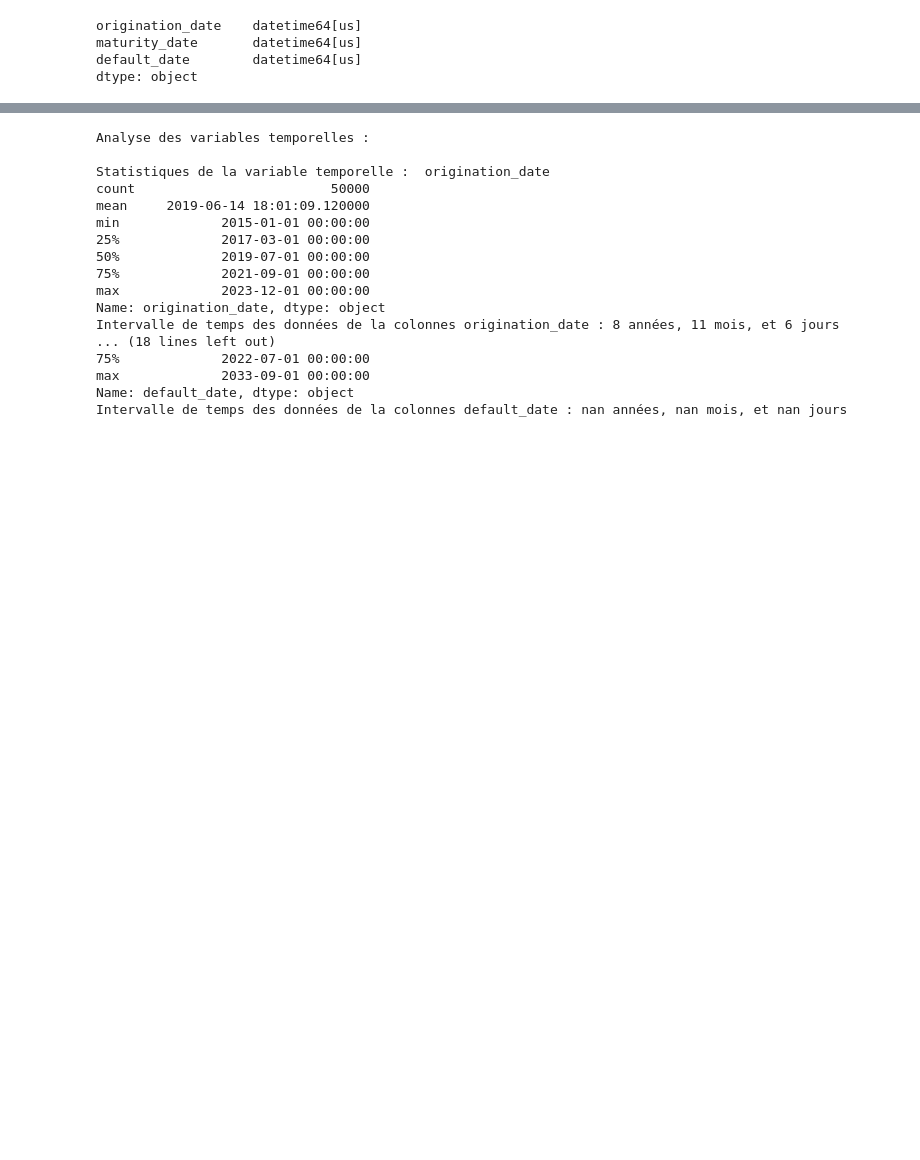
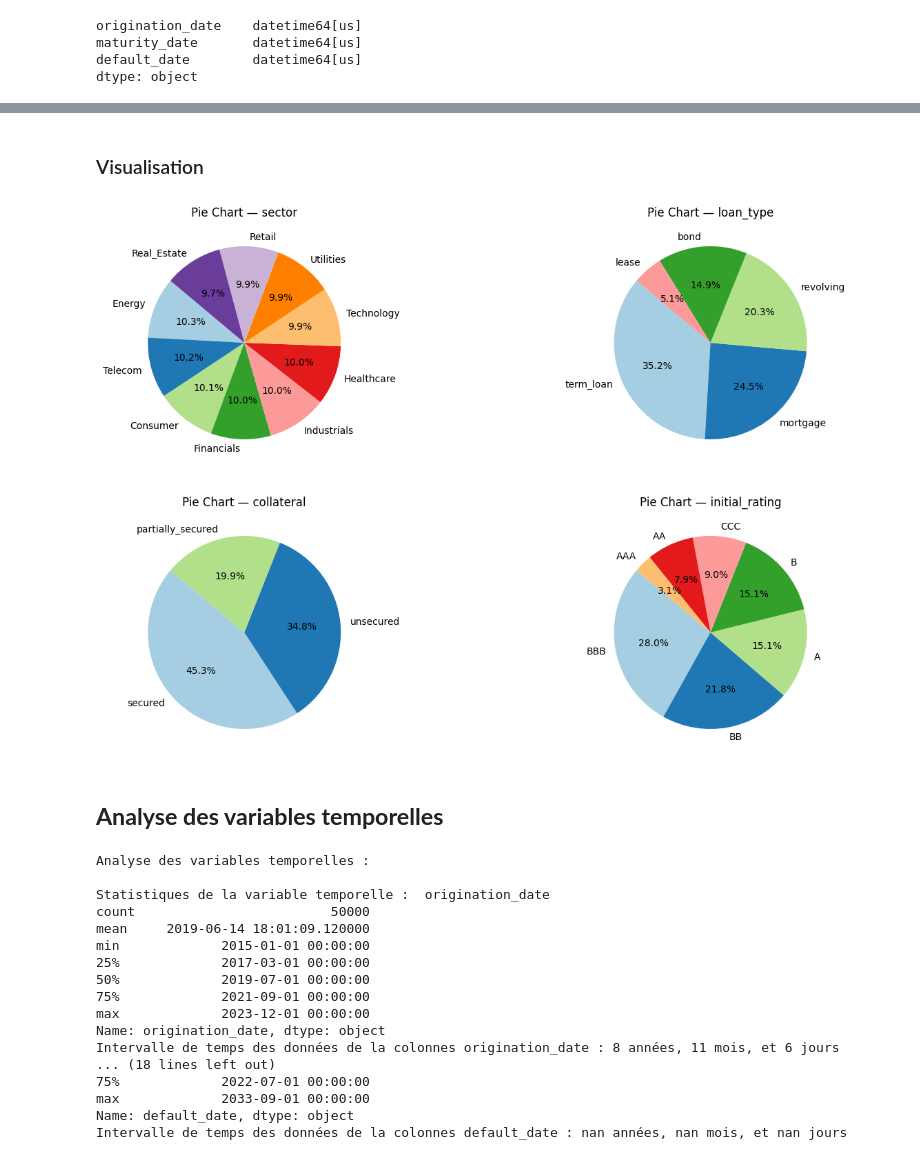
Before and after one commit to NajimDja/Analyse-risque-credit, a Jupyter notebook: analyse_credit.ipynb, the cells around one changed output, grey strips where cells are left out. Saved outputs shown, nothing was run; the diff lists cells and outputs as text; code cells hidden in the pictures; blank space fills up the shorter version.

```diff
--- a/analyse_credit.ipynb
+++ b/analyse_credit.ipynb
@@ -163,3 +204,12 @@ maturity_months, credit_score, ead, coupon_rate, leverage, interest_coverage, de
+# %% [markdown]
+### Visualisation
+# %%
+fig, axes = plt.subplots(2, 2, figsize=(16, 10))
+dv.plot_pie(df_loans, columns=['sector', 'loan_type', 'collateral', 'initial_rating'], axes=axes)
+# %% [output]
+[figure, added]
+# %% [markdown]
+## **Analyse des variables temporelles**
 # %%
 da.analyse_var_temporelles(df_loans)
 # %% [output]
```
Also changed, not shown: parts of 24 cells of this notebook, 6 other files.
